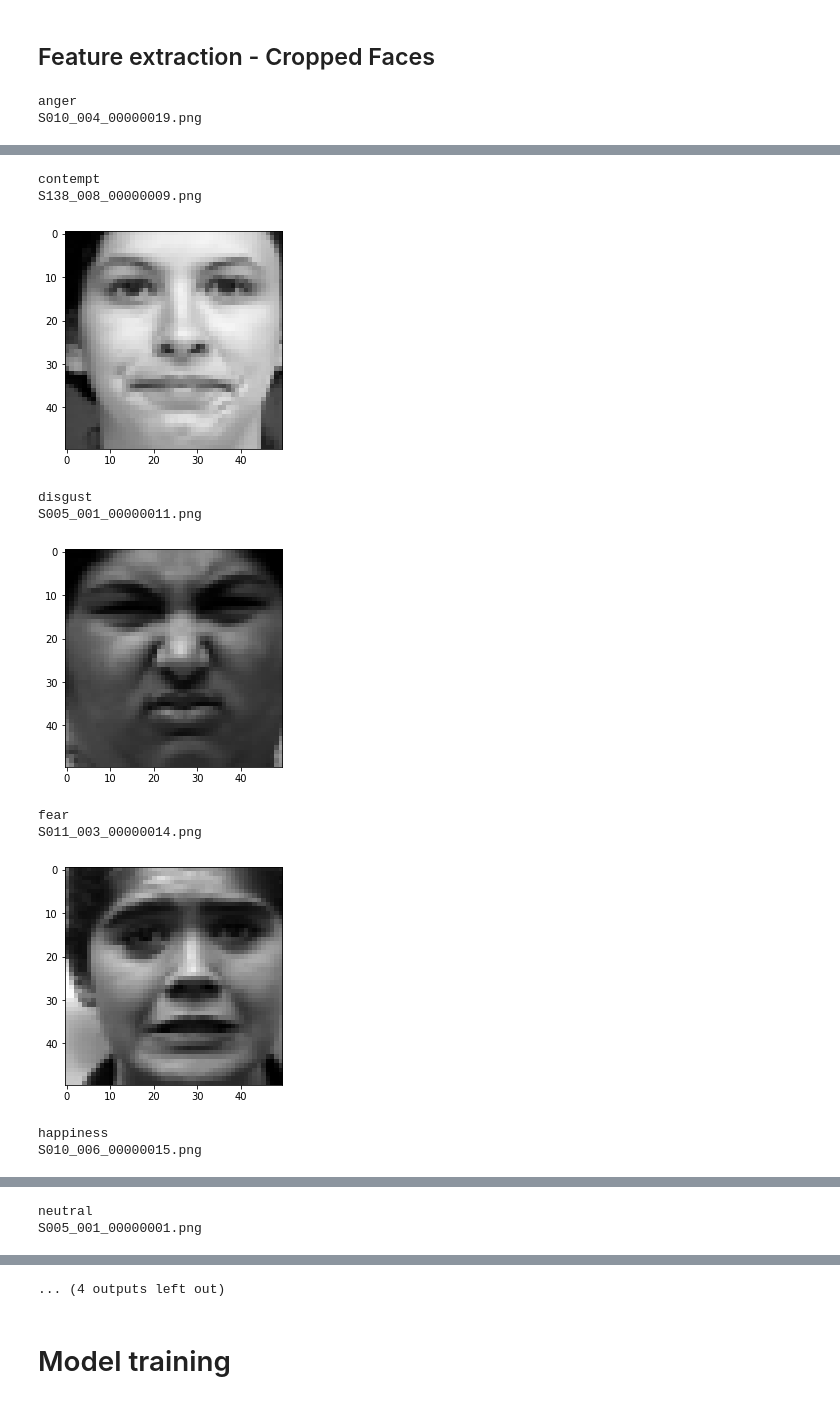
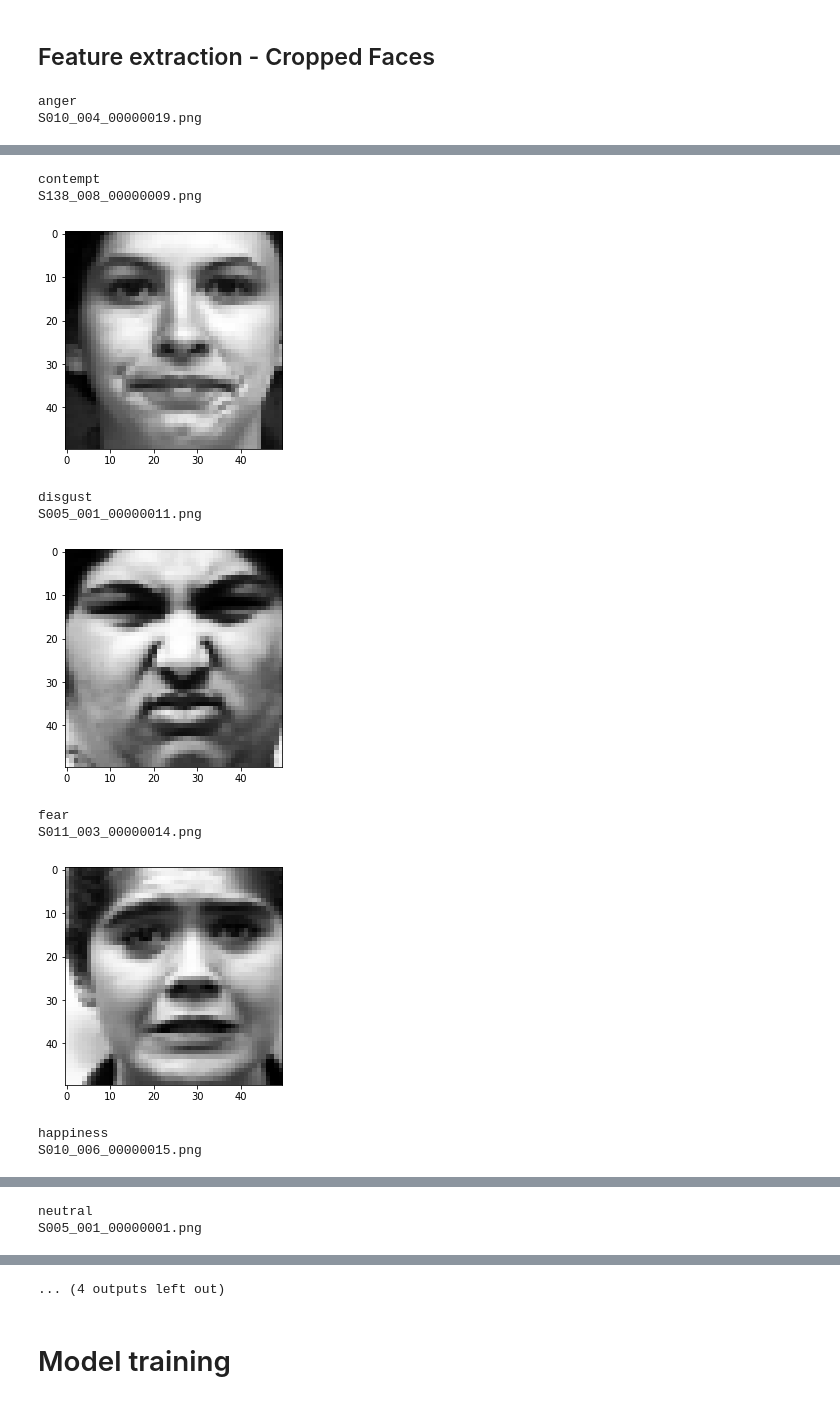
Before and after one commit to rachung2510/FYP70_SocialRobot, a Jupyter notebook: EmotionRecognition/model.ipynb, the cells around one changed output, grey strips where cells are left out. Drawn from its saved outputs; the diff is of its cells as text; code cells hidden in the pictures.

```diff
--- a/EmotionRecognition/model.ipynb
+++ b/EmotionRecognition/model.ipynb
@@ -218,6 +230,8 @@ for mood in moods:
             # [i.e., (x, y, w, h)], then draw the face bounding box
             (x,y,w,h) = face_utils.rect_to_bb(rect)
             cropped_image = image[y:y+h, x:x+w]
+            cropped_image = cv2.cvtColor(cropped_image, cv2.COLOR_RGB2GRAY)
+            cropped_image = cv2.equalizeHist(cropped_image)
 
         # resize and square-crop cropped face
         cropped_image = imutils.resize(cropped_image, width=int(dim*1.05)) # buffer for cropping
@@ -232,12 +246,13 @@ for mood in moods:
         # show the output image with the face detections + facial landmarks
         if show:
             print(filename)
-            plt.imshow(cropped_image) # adapted for jupyter
+            plt.imshow(cropped_image, cmap='gray') # adapted for jupyter
             plt.show()
 
         show = False
 
-cropped_dataset = np.array(cropped_dataset)[:,:,:,0] # convert to 1 channel (grayscale)
+cropped_dataset = np.array(cropped_dataset)
+cropped_target = np.array(cropped_target)
 # %% [output]
 anger
 S010_004_00000019.png
@@ -245,11 +260,11 @@ S010_004_00000019.png
 contempt
 S138_008_00000009.png
-[figure, old version]
+[figure, new version]
 disgust
 S005_001_00000011.png
-[figure, old version]
+[figure, new version]
 fear
 S011_003_00000014.png
-[figure, old version]
+[figure, new version]
 happiness
 S010_006_00000015.png
```
Also changed, not shown: parts of 27 cells of this notebook.
